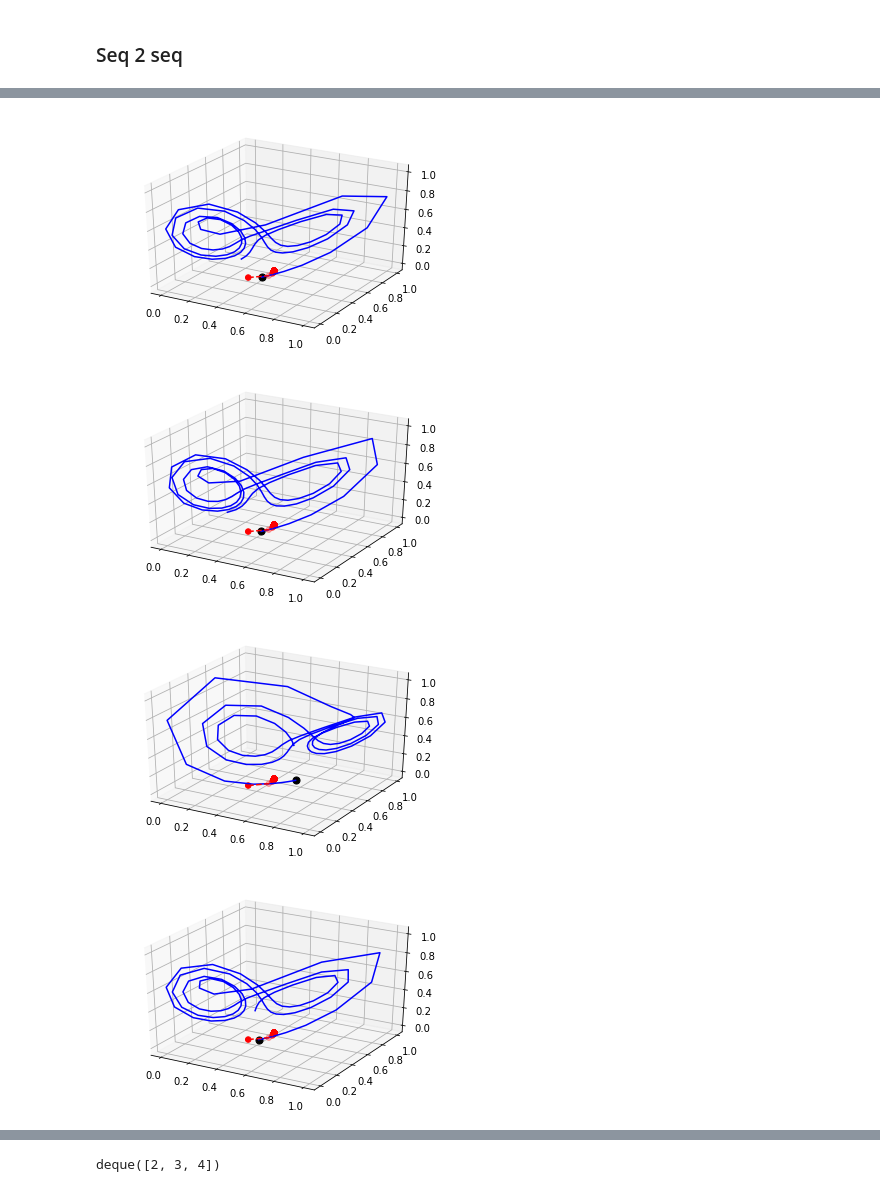
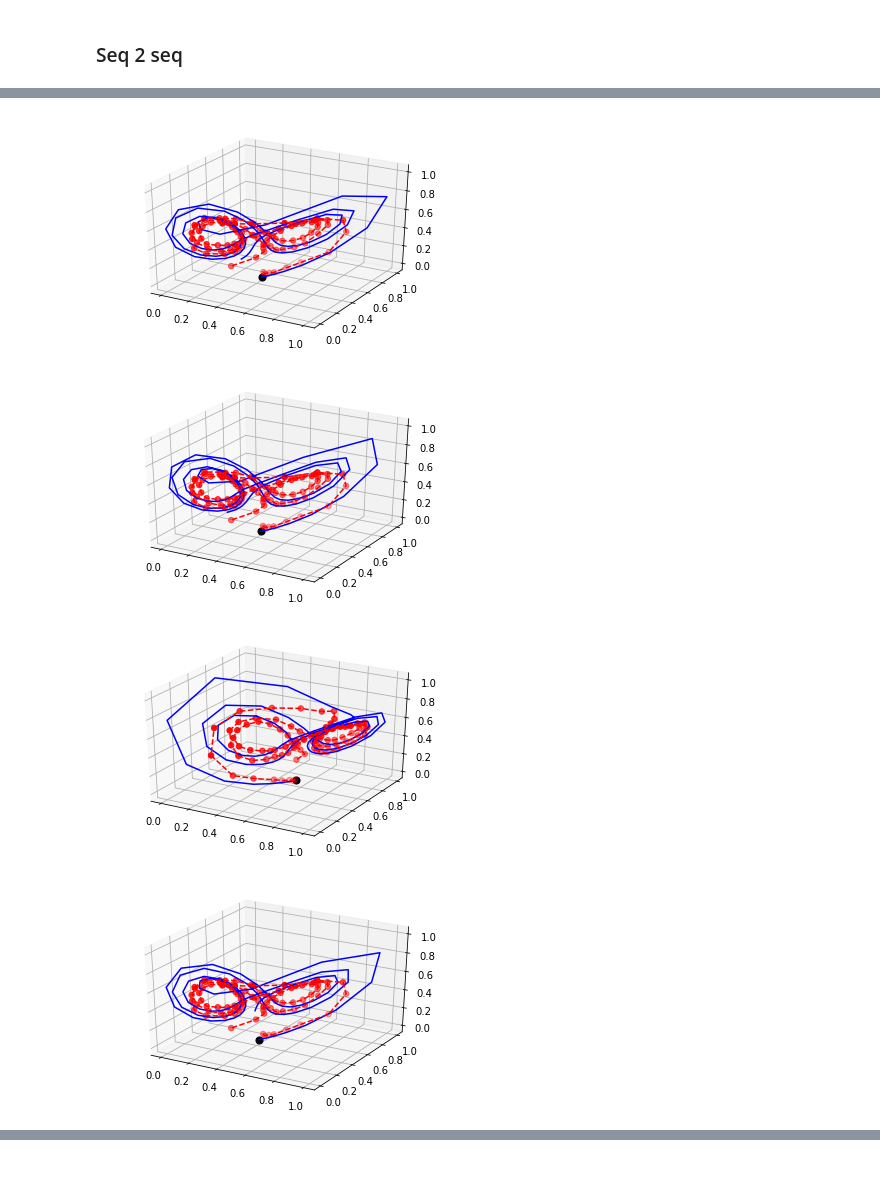
Before and after one commit to yuqirose/TensorRNN, a Jupyter notebook: experiments/test_seq2seq.ipynb, the cells around one changed output, grey strips where cells are left out. Saved outputs shown, nothing was run; the diff lists cells and outputs as text; code cells hidden in the pictures.

Commit message:
Added matrix and tensor lstm

```diff
--- a/experiments/test_seq2seq.ipynb
+++ b/experiments/test_seq2seq.ipynb
@@ -186,31 +201,31 @@ plot_sample(pred, true,7)
 # %%
 import numpy as np
 # data_path = "/var/tmp/tensorRNN/log/lorenz/09-22-17-13-41-42/hornn_8_1e-2/"
 # data_path ="/var/tmp/tensorRNN/log/lorenz/09-22-17-14-59-10/mrnn_32_1e-2/"
 # data_path ="/var/tmp/tensorRNN/log/lorenz/09-22-17-17-26-24/rnn_32_1e-2/"
 # data_path= "/var/tmp/tensorRNN/log/lorenz/09-23-17-16-42-41/lstm_32_1e-2/"
 #data_path = "/var/tmp/tensorRNN/log/lorenz/09-23-17-18-46-19/trnn_r16/"
-data_path= "/var/tmp/tensorRNN/log/lorenz/09-29-17-22-36-36/HOLSTM/8/1e-1/"
+data_path= "/var/tmp/tensorRNN/log/lorenz/09-29-17-22-36-36/HOLSTM/16/1e-3/"
 true, pred = np.load(data_path+'predict.npy')
 %matplotlib inline
 import matplotlib.pyplot as plt
 from mpl_toolkits.mplot3d import Axes3D
 import numpy as np
 
 def plot_sample(pred, true, sample_id):
     fig = plt.figure()
     ax = fig.gca(projection='3d')
     ax.plot(true[sample_id, :,0], true[sample_id,:,1], true[sample_id, :,2], 'b')
     ax.scatter(pred[sample_id,:,0], pred[sample_id, :,1], pred[sample_id, :,2], c='r', s=30)
     ax.plot(pred[sample_id, :,0], pred[sample_id,:,1], pred[sample_id, :,2], 'r--')
     ax.scatter(true[sample_id, 0,0], true[sample_id,0,1], true[sample_id, 0,2], c='k', s=50)
 
 for i in range(10):
     plot_sample(pred[:,:-2,:], true[:,:-2,:],i)
 # plot_sample(pred, true,3)
 # plot_sample(pred, true,20)
 # %% [output]
-[figure, old version]
+[figure, new version]
-[figure, old version]
+[figure, new version]
-[figure, old version]
+[figure, new version]
-[figure, old version]
+[figure, new version]
@@ -223,14 +237,0 @@ for i in range(10):
-# %%
-def _shift (input_list, new_item):
-    """Update lag number of states"""
-    output_list = copy.copy(input_list)
-    output_list = deque(output_list)
-    output_list.append(new_item) # deque = [1, 2, 3]
-    output_list.popleft() # deque =[2, 3]
-    return output_list
-input_list =[1,2,3]
-new_item = 4
-res = _shift(input_list, new_item)
-print(res)
-# %% [output]
-deque([2, 3, 4])
```
Also changed, not shown: parts of 2 cells of this notebook, 5 other files.
